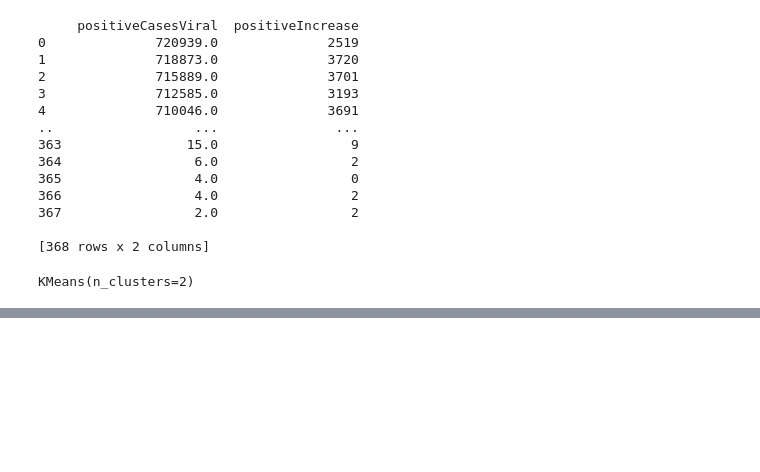
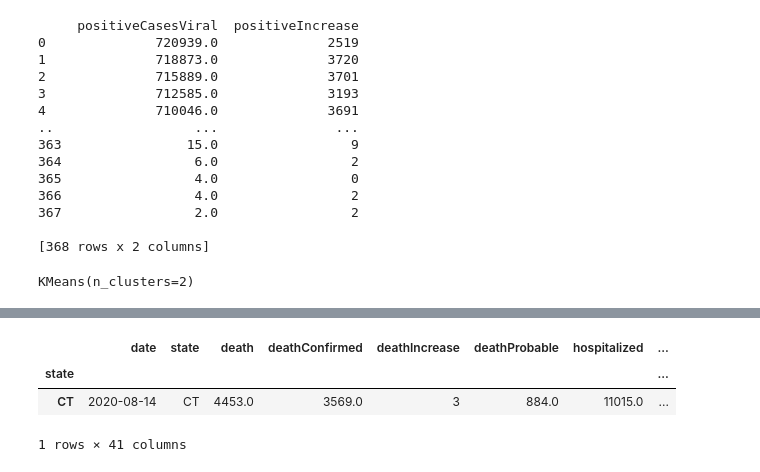
Before and after one commit to JeromeTroy/gsg_project_5, a Jupyter notebook: Exploration.ipynb, the cells around one changed output, grey strips where cells are left out. Cells and saved outputs as stored; diff of their text form; code cells hidden in the pictures; blank space fills up the shorter version.

```diff
--- a/Exploration.ipynb
+++ b/Exploration.ipynb
@@ -171,0 +172,2 @@ plt.show()
+# %%
+mandate = pd.read_csv(r'C:\Users\joeav\Documents\GitHub\gsg_project_5\stay_at_home_and_masks.csv')
@@ -171,0 +212,7 @@ plt.show()
+# %%
+ct.loc[ct['date'] == get_date(mandate, 'CT')]
+# %% [output]
+|  | date | state | death | deathConfirmed | deathIncrease | deathProbable | hospitalized | ... |
+| state |  |  |  |  |  |  |  | ... |
+| CT | 2020-08-14 | CT | 4453.0 | 3569.0 | 3 | 884.0 | 11015.0 | ... |
+1 rows × 41 columns
```
Also changed, not shown: parts of 12 cells of this notebook, 4 other files.
